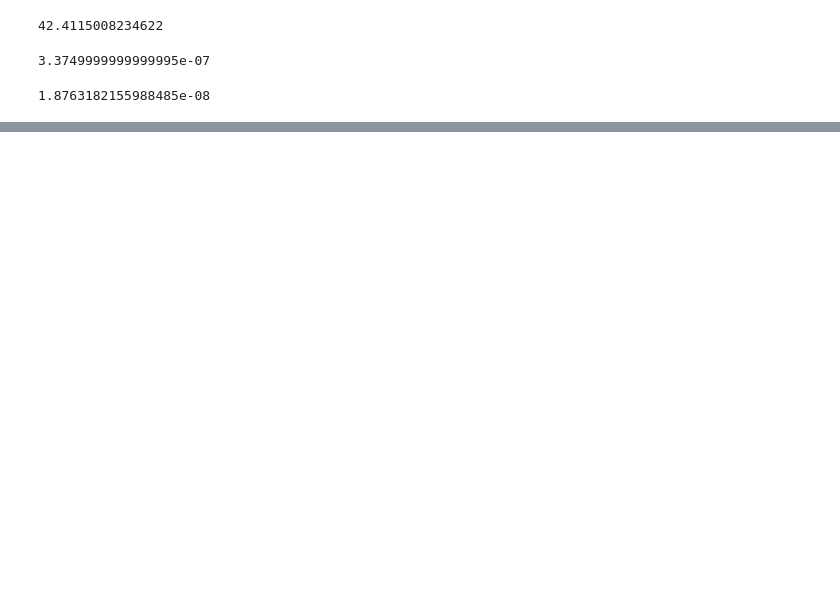
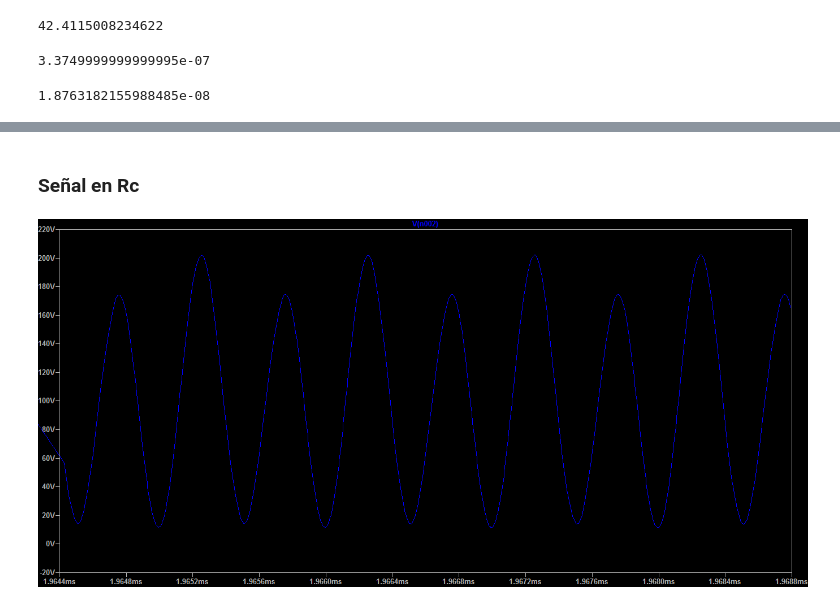
Before and after one commit to santisaran/EAIII, a Jupyter notebook: Clase 160916 - duplicador clase B.ipynb, the cells around one changed output, grey strips where cells are left out. Cells and saved outputs as stored; diff of their text form; code cells hidden in the pictures; blank space fills up the shorter version.

```diff
--- a/Clase 160916 - duplicador clase B.ipynb
+++ b/Clase 160916 - duplicador clase B.ipynb
@@ -152,0 +94,7 @@ At1970 = 1/
+# %% [markdown]
+### Señal en Rc
+# %%
+from IPython.display import Image
+Image(filename=u'SeñalEnRc.png')
+# %% [output]
+[figure, added]
```
Also changed, not shown: parts of 52 cells of this notebook, 7 other files.
